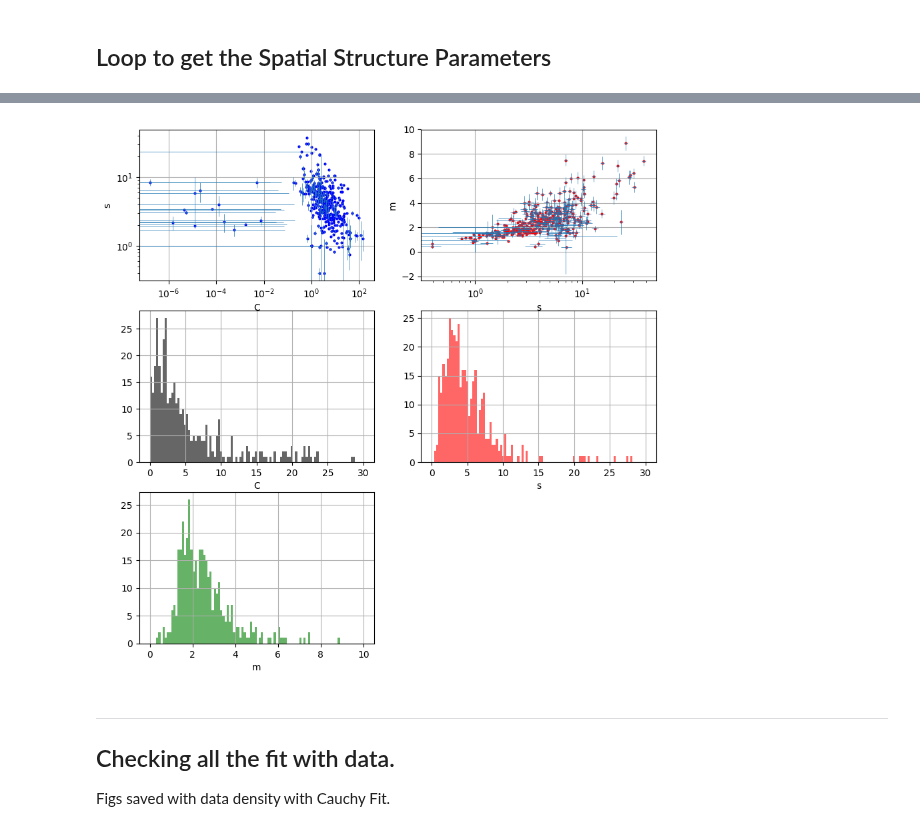
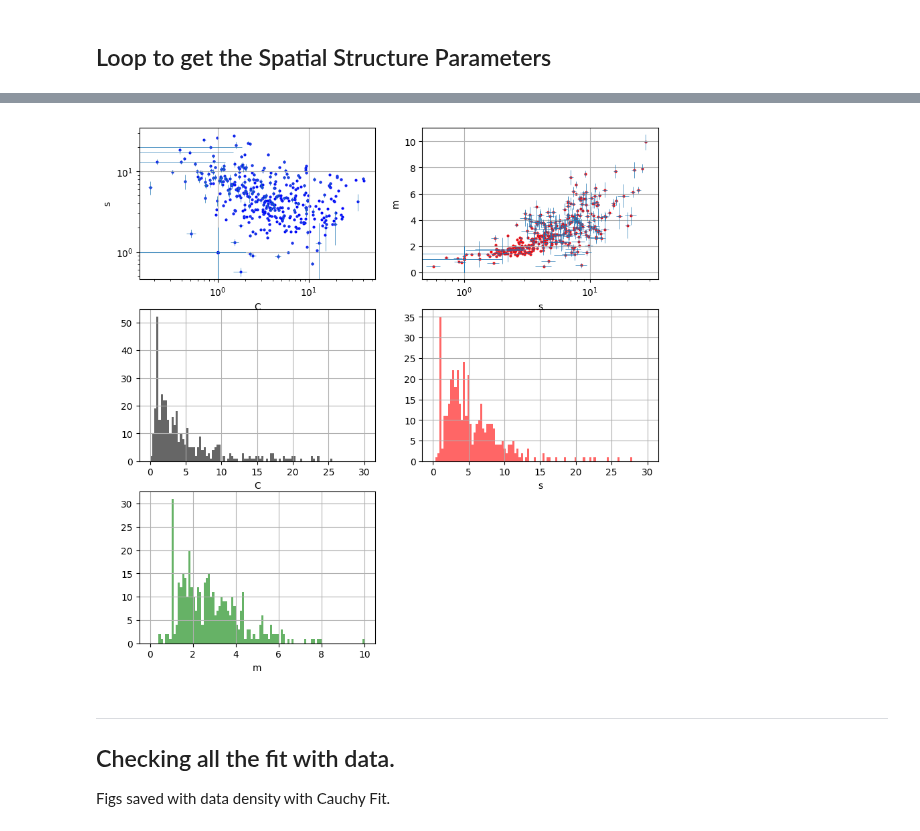
Before and after one commit to bosscha/gaia-shock, a Jupyter notebook: notebooks/analysis/loop_SpatialStructure.ipynb, the cells around one changed output, grey strips where cells are left out. Drawn from its saved outputs; the diff is of its cells as text; code cells hidden in the pictures.

```diff
--- a/notebooks/analysis/loop_SpatialStructure.ipynb
+++ b/notebooks/analysis/loop_SpatialStructure.ipynb
@@ -77,5 +99,5 @@ end
 # %%
-csvfile= "test-fitCauchy2.csv"
+csvfile= "test-fitCauchy-dummy.csv"
 df= CSV.read(csvfile , delim= ";")
 
 
@@ -93,34 +115,34 @@ PyPlot.errorbar(df.C, df.s, xerr=df.Cerr, yerr=df.serr, linewidth=0.5,ls="none")
 
 ax= PyPlot.subplot(322)
 PyPlot.grid("on")
 ax.set_xscale("log")
 #ax.set_yscale("log")
 PyPlot.xlabel("s")
 PyPlot.ylabel("m")
 PyPlot.scatter(df.s, df.m , s=4, facecolor="red" )
 PyPlot.errorbar(df.s, df.m, xerr=df.serr, yerr=df.merr, linewidth=0.5,ls="none")
 
 ax = PyPlot.subplot(323)
 PyPlot.grid("on")
 nbins = 100
 h = PyPlot.hist(df.C,nbins,range = [0,30], color = "k", alpha=0.6 , label = "C")
 PyPlot.xlabel("C")
 
 ax = PyPlot.subplot(324)
 PyPlot.grid("on")
 nbins = 100
 h = PyPlot.hist(df.s,nbins,range = [0,30], color = "r", alpha=0.6 , label = "s")
 PyPlot.xlabel("s")
 
 ax = PyPlot.subplot(325)
 PyPlot.grid("on")
 nbins = 100
 h = PyPlot.hist(df.m,nbins,range = [0,10], color = "g", alpha=0.6 , label = "s")
 PyPlot.xlabel("m")
 
 PyPlot.show()
 # %% [output]
-[figure, old version]
+[figure, new version]
 # %% [markdown]
 --------------
 ## Checking all the fit with data.
```
Also changed, not shown: parts of 2 cells of this notebook, 2 other files.
